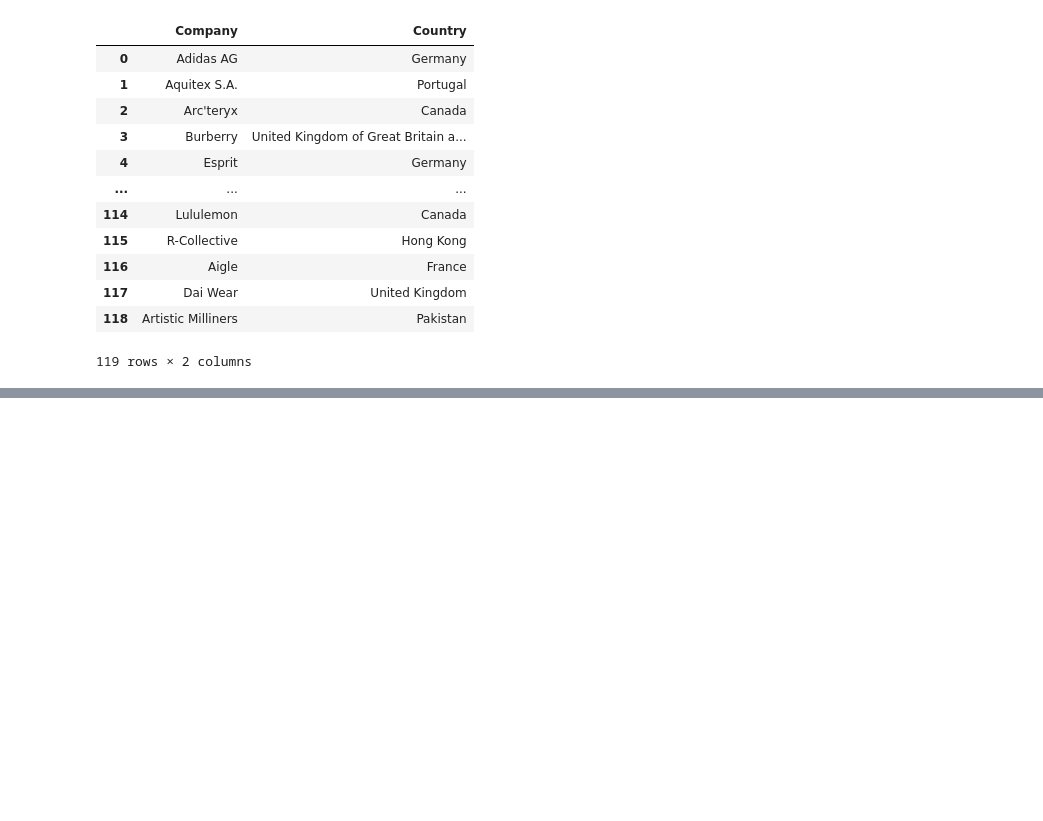
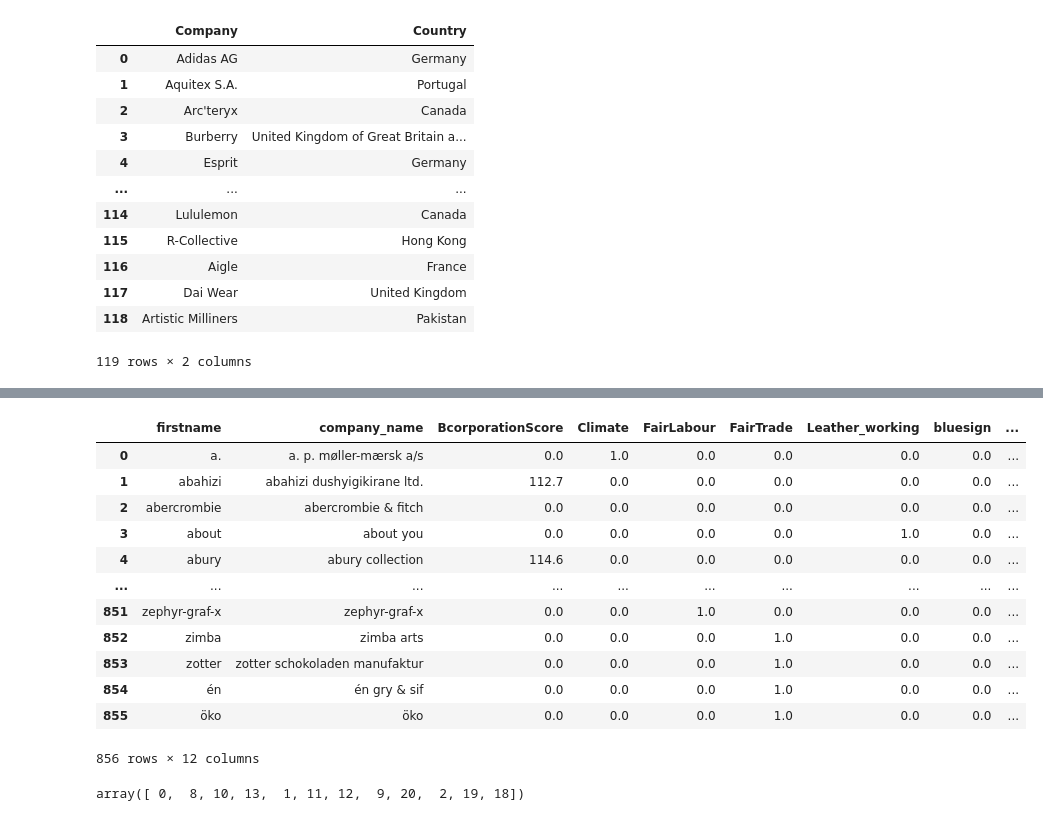
Before and after one commit to nesmaAlmoazamy/BaseCamp, a Jupyter notebook: DataCamp.ipynb, the cells around one changed output, grey strips where cells are left out. Cells and saved outputs as stored; diff of their text form; code cells hidden in the pictures; blank space fills up the shorter version.

```diff
--- a/DataCamp.ipynb
+++ b/DataCamp.ipynb
@@ -133,3 +109,13 @@ climate_initiativesdf
 119 rows × 2 columns
 # %%
 climate_initiativesdf.to_csv("/home/nesma/Desktop/Hackathon/ClimateInitiatieves.csv")
+# %%
+from lxml import html
+import requests
+base_link = "https://www.leatherworkinggroup.com/join-us/our-members?t=Brands&page="
+members = []
+for i in range(1,6):
+    page = requests.get(base_link+str(i))
+    tree = html.fromstring(page.content)
+    members.append(tree.xpath('//a[@target="_blank"]//div//text()'))
+print(members)
@@ -135,0 +621,27 @@ climate_initiativesdf.to_csv("/home/nesma/Desktop/Hackathon/ClimateInitiatieves.
+# %%
+Dotty_DF_new_1= pd.read_csv("DottyDF_V1.csv")
+# %%
+Dotty_DF_new_1["DottyRank"] = 0
+for i in range(len(Dotty_DF_new_1)):
+    if(Dotty_DF_new_1["BcorporationScore"][i]!=0.0):
+        Dotty_DF_new_1["DottyRank"][i] = Dotty_DF_new_1["DottyRank"][i] + 8
+
+    if(Dotty_DF_new_1["Leather_working"][i]!=0.0):
+        Dotty_DF_new_1["DottyRank"][i] = Dotty_DF_new_1["DottyRank"][i] + 0.5
+
+    if(Dotty_DF_new_1["Climate"][i]!=0.0):
+        Dotty_DF_new_1["DottyRank"][i] = Dotty_DF_new_1["DottyRank"][i] + 0.5
+
+    if(Dotty_DF_new_1["bluesign"][i]!=0.0):
+        Dotty_DF_new_1["DottyRank"][i] = Dotty_DF_new_1["DottyRank"][i] + 1
+
+    if(Dotty_DF_new_1["FairLabour"][i]!=0.0):
+        Dotty_DF_new_1["DottyRank"][i] = Dotty_DF_new_1["DottyRank"][i] + 1
+
+
+    if(Dotty_DF_new_1["fashionPact"][i]!=0.0):
+        Dotty_DF_new_1["DottyRank"][i] = Dotty_DF_new_1["DottyRank"][i] + 1
+
+
+    if(Dotty_DF_new_1["FTI"][i]!=0.0):
+        Dotty_DF_new_1["DottyRank"][i] = Dotty_DF_new_1["DottyRank"][i] + 10
@@ -135,0 +666,22 @@ climate_initiativesdf.to_csv("/home/nesma/Desktop/Hackathon/ClimateInitiatieves.
+# %%
+
+
+Dotty_DF_new_1
+# %% [output]
+|  | firstname | company_name | BcorporationScore | Climate | FairLabour | FairTrade | Leather_working | bluesign | ... |
+| 0 | a. | a. p. møller-mærsk a/s | 0.0 | 1.0 | 0.0 | 0.0 | 0.0 | 0.0 | ... |
+| 1 | abahizi | abahizi dushyigikirane ltd. | 112.7 | 0.0 | 0.0 | 0.0 | 0.0 | 0.0 | ... |
+| 2 | abercrombie | abercrombie & fitch | 0.0 | 0.0 | 0.0 | 0.0 | 0.0 | 0.0 | ... |
+| 3 | about | about you | 0.0 | 0.0 | 0.0 | 0.0 | 1.0 | 0.0 | ... |
+| 4 | abury | abury collection | 114.6 | 0.0 | 0.0 | 0.0 | 0.0 | 0.0 | ... |
+| ... | ... | ... | ... | ... | ... | ... | ... | ... | ... |
+| 851 | zephyr-graf-x | zephyr-graf-x | 0.0 | 0.0 | 1.0 | 0.0 | 0.0 | 0.0 | ... |
+| 852 | zimba | zimba arts | 0.0 | 0.0 | 0.0 | 1.0 | 0.0 | 0.0 | ... |
+| 853 | zotter | zotter schokoladen manufaktur | 0.0 | 0.0 | 0.0 | 1.0 | 0.0 | 0.0 | ... |
+| 854 | én | én gry & sif | 0.0 | 0.0 | 0.0 | 1.0 | 0.0 | 0.0 | ... |
+| 855 | öko | öko | 0.0 | 0.0 | 0.0 | 1.0 | 0.0 | 0.0 | ... |
+856 rows × 12 columns
+# %%
+Dotty_DF_new_1.DottyRank.unique()
+# %% [output]
+array([ 0,  8, 10, 13,  1, 11, 12,  9, 20,  2, 19, 18])
```
Also changed, not shown: parts of 58 cells of this notebook, 9 other files.
